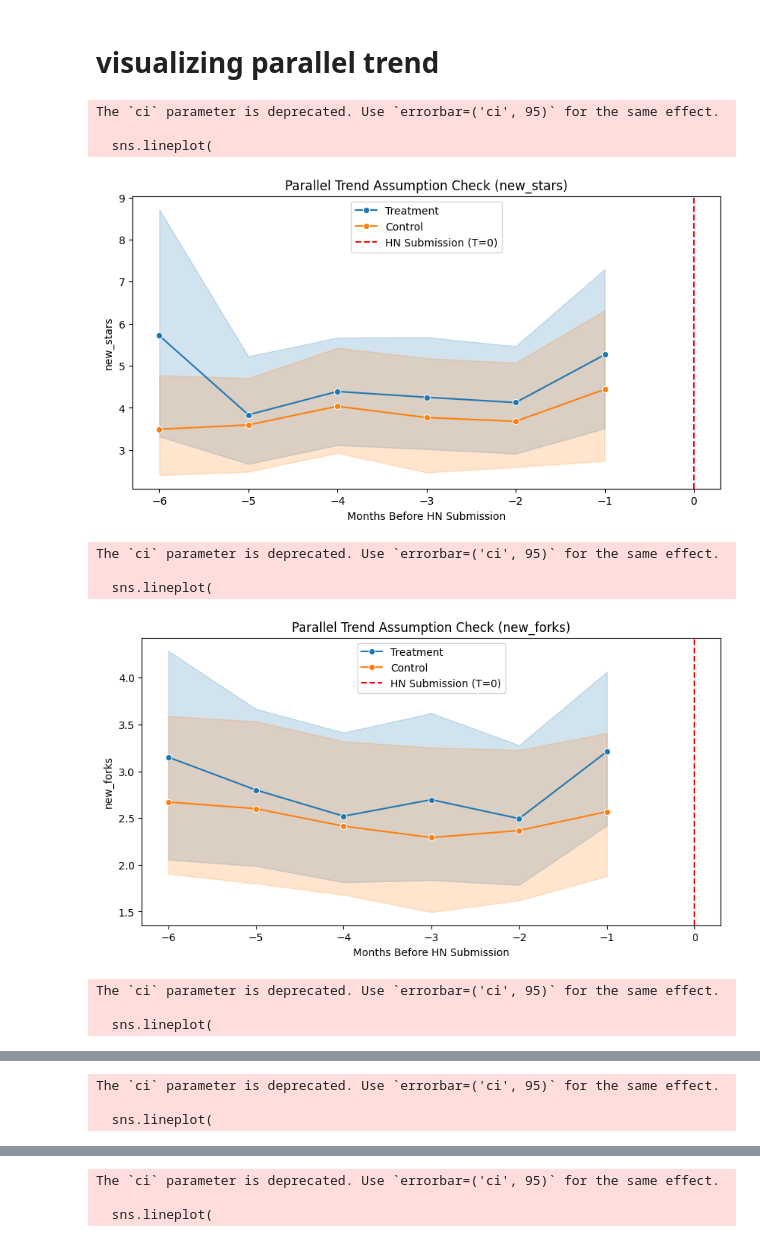
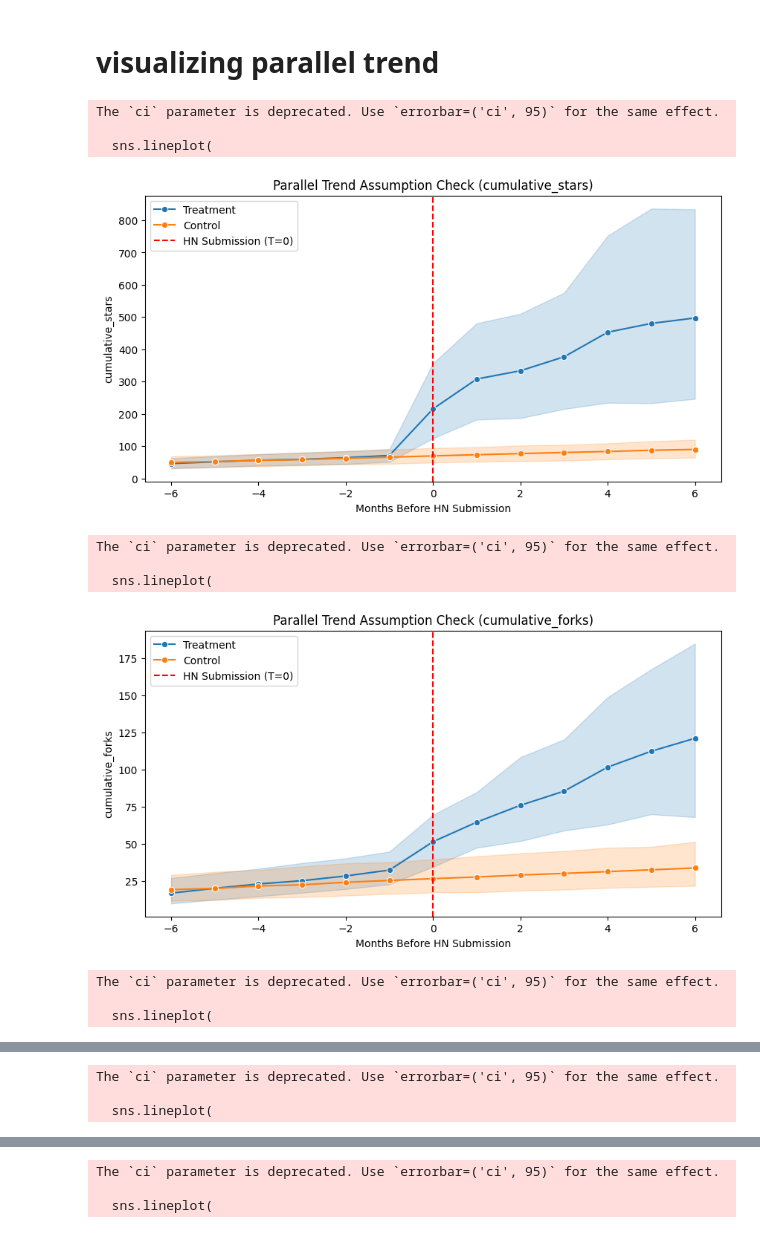
Before and after one commit to MUICT-SERU/SP2024-GPT, a Jupyter notebook: src/rq3/3c-causal-analysis/match-parallel-trend-assumption.ipynb, the cells around one changed output, grey strips where cells are left out. Drawn from its saved outputs; the diff is of its cells as text; code cells hidden in the pictures.

Commit message:
Cumulative PTA matching and visualization

```diff
--- a/src/rq3/3c-causal-analysis/match-parallel-trend-assumption.ipynb
+++ b/src/rq3/3c-causal-analysis/match-parallel-trend-assumption.ipynb
@@ -7,9 +7,11 @@ from tqdm import tqdm
 from sklearn.metrics.pairwise import cosine_similarity, euclidean_distances
 
 # Load datasets
-treatment_metrics = pd.read_csv("../dataset/hn-stories-gh-ai-metrics-[6months-before-after-hn].csv")
+# treatment_metrics = pd.read_csv("../dataset/hn-stories-gh-ai-metrics-[6months-before-after-hn].csv")
+treatment_metrics = pd.read_csv("../dataset/hn-stories-gh-ai-metrics-cumulative.csv", encoding="utf-7")
 treatment_metadata = pd.read_csv("../dataset/hn-stories-gh-ai-metadata.csv")
-control_metrics = pd.read_csv("../dataset/nonhn-gh-ai-metrics-[2147].csv", encoding="utf-7")
+# control_metrics = pd.read_csv("../dataset/nonhn-gh-ai-metrics-[2147].csv", encoding="utf-7")
+control_metrics = pd.read_csv("../dataset/nonhn-gh-ai-metrics-cumulative.csv", encoding="utf-7")
 control_metadata = pd.read_csv("../dataset/nonhn-gh-ai-metadata-[2147].csv")
 
 # Convert date columns
@@ -19,7 +21,8 @@ control_metrics['month'] = pd.to_datetime(control_metrics['month']).dt.tz_locali
 control_metadata['repo_creation_date'] = pd.to_datetime(control_metadata['repo_creation_date']).dt.tz_convert('UTC')
 
 # Metrics to match
-metrics = ['new_forks', 'new_stars', 'new_commits', 'new_prs', 'active_contributors']
+# metrics = ['new_forks', 'new_stars', 'new_commits', 'new_prs', 'active_contributors']
+metrics = ['cumulative_stars', 'cumulative_forks', 'cumulative_commits', 'cumulative_prs', 'cumulative_ve_contributors']
 
 # Earliest available metrics date (May 2022)
 earliest_metrics_date = pd.Timestamp('2022-05-01', tz='UTC')
@@ -90,7 +93,7 @@ def find_best_match(treatment_row, metric):
 
     # Define thresholds (adjust these values based on your data)
     cosine_threshold = 0.7  # Higher is better for cosine
-    euclidean_threshold = 10.0  # Lower is better for euclidean
+    euclidean_threshold = 50.0  # Lower is better for euclidean
 
     # Find candidates that meet both criteria
     valid_matches = []
@@ -156,7 +159,8 @@ import pandas as pd
 import matplotlib.pyplot as plt
 import seaborn as sns
 
-metrics = ['new_stars', 'new_forks', 'new_commits', 'new_prs', 'active_contributors']
+# metrics = ['new_stars', 'new_forks', 'new_commits', 'new_prs', 'active_contributors']
+metrics = ['cumulative_stars', 'cumulative_forks', 'cumulative_commits', 'cumulative_prs', 'cumulative_ve_contributors']
 
 # Align time: Convert dates to relative months
 def align_time(df, hn_date):
@@ -185,8 +189,8 @@ def plot_aggregate_trend(metric):
     plt.show()
 
 # Load the original metric data
-df_treatment = pd.read_csv("../dataset/hn-stories-gh-ai-metrics-[6months-before-after-hn].csv")
-df_control = pd.read_csv("../dataset/nonhn-gh-ai-metrics-[2147].csv", encoding="utf-7")
+df_treatment = pd.read_csv("../dataset/hn-stories-gh-ai-metrics-cumulative.csv", encoding="utf-7")
+df_control = pd.read_csv("../dataset/nonhn-gh-ai-metrics-cumulative.csv", encoding="utf-7")
 
 for metric in metrics:
     # Load matched treatment-control data
@@ -208,36 +212,36 @@ for metric in metrics:
         hn_date = row['hn_submission_date']
 
         # Align treatment repo data
         treatment_data = df_treatment[df_treatment['repo_full_name'] == treatment_repo].copy()
         treatment_data = align_time(treatment_data, hn_date)
         treatment_data['repo_type'] = 'Treatment'
         aligned_treatment.append(treatment_data)
 
         # Align control repo data
         control_data = df_control[df_control['control_repo'] == control_repo].copy()
         control_data = align_time(control_data, hn_date)
         control_data['repo_type'] = 'Control'
         aligned_control.append(control_data)
 
     # Combine aligned data
     df_aligned = pd.concat(aligned_treatment + aligned_control, ignore_index=True)
 
     # Ensure relative_month is an integer for filtering
     df_aligned['relative_month'] = df_aligned['relative_month'].astype(int)
 
     # Filter for pre-submission period (T = -6 to -1)
-    df_aligned = df_aligned[(df_aligned['relative_month'] >= -6) & (df_aligned['relative_month'] <= -1)]
+    df_aligned = df_aligned[(df_aligned['relative_month'] >= -6) & (df_aligned['relative_month'] <= 6)]
 
     plot_aggregate_trend(metric)
 # %% [output]
 The `ci` parameter is deprecated. Use `errorbar=('ci', 95)` for the same effect.
 
   sns.lineplot(
-[figure, old version]
+[figure, new version]
 The `ci` parameter is deprecated. Use `errorbar=('ci', 95)` for the same effect.
 
   sns.lineplot(
-[figure, old version]
+[figure, new version]
 The `ci` parameter is deprecated. Use `errorbar=('ci', 95)` for the same effect.
 
   sns.lineplot(
```
Also changed, not shown: parts of 2 cells of this notebook, 1 other file.
